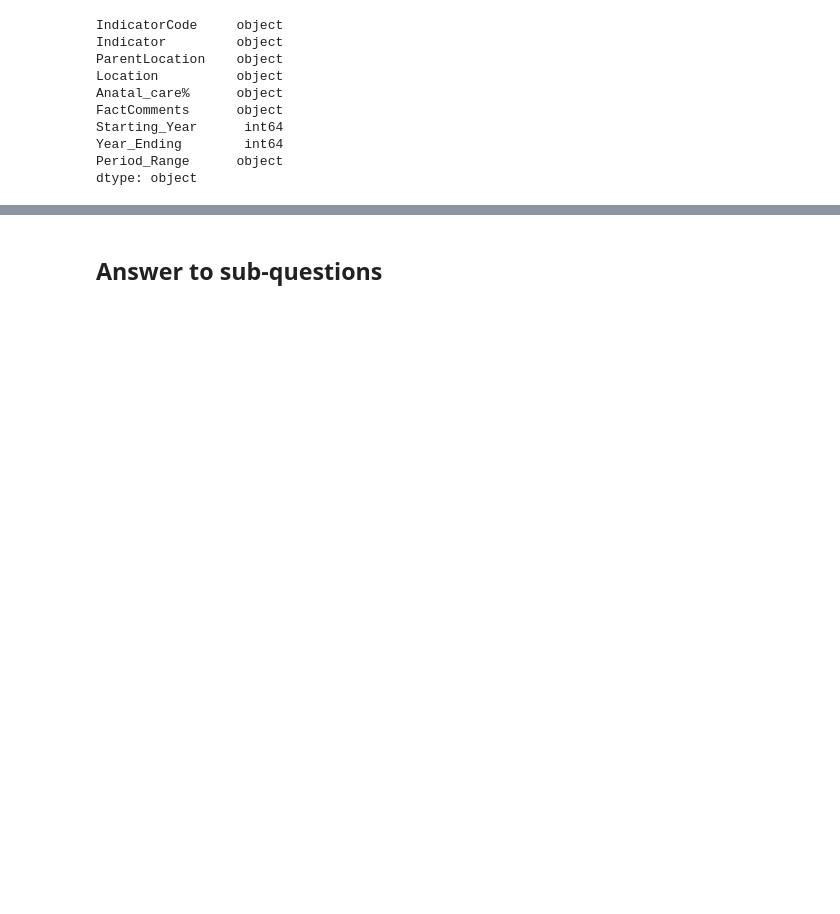
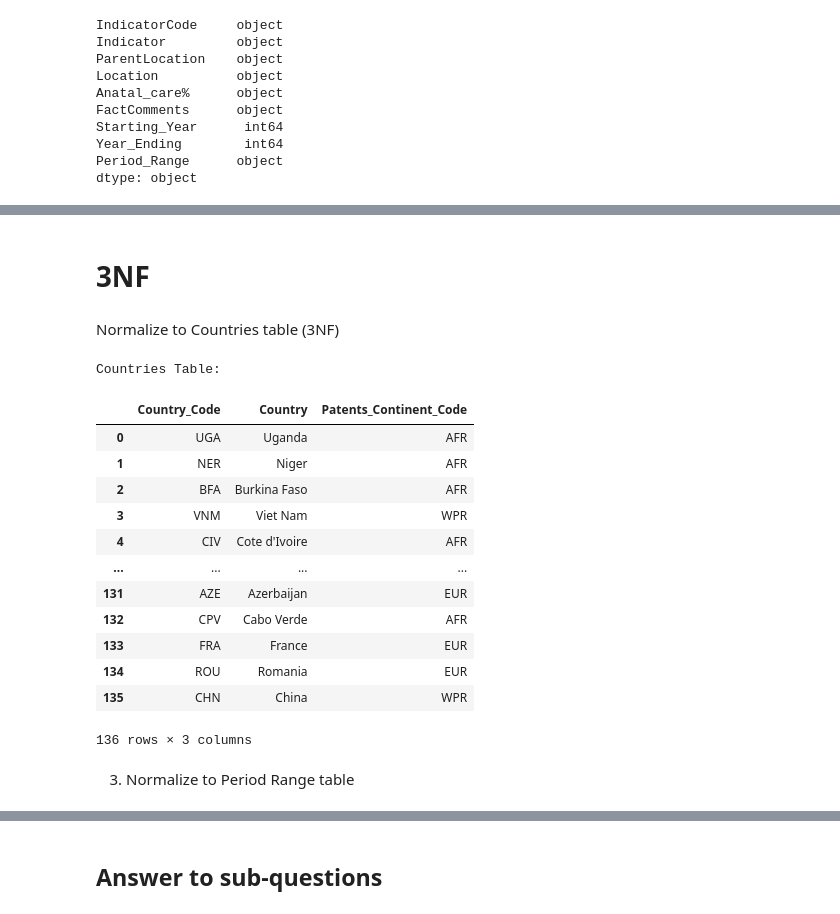
Before and after one commit to laurar9889/Project_3_Team_1, a Jupyter notebook: main_file.ipynb, the cells around one changed output, grey strips where cells are left out. Drawn from its saved outputs; the diff is of its cells as text; code cells hidden in the pictures; blank space fills up the shorter version.

```diff
--- a/main_file.ipynb
+++ b/main_file.ipynb
@@ -1037,0 +1128,26 @@ cleaned_care_coverage_df.to_csv("Output/care_coverage.csv", index=False)
+# %% [markdown]
+# 3NF
+# %% [markdown]
+Normalize to Countries table (3NF)
+# %%
+#RR-Country Table
+countries = Cleaned_Data[['Country_Code', 'Country', 'Patents_Continent_Code']].drop_duplicates().reset_index(drop=True)
+print("\nCountries Table:")
+countries
+# %% [output]
+Countries Table:
+|  | Country_Code | Country | Patents_Continent_Code |
+| 0 | UGA | Uganda | AFR |
+| 1 | NER | Niger | AFR |
+| 2 | BFA | Burkina Faso | AFR |
+| 3 | VNM | Viet Nam | WPR |
+| 4 | CIV | Cote d'Ivoire | AFR |
+| ... | ... | ... | ... |
+| 131 | AZE | Azerbaijan | EUR |
+| 132 | CPV | Cabo Verde | AFR |
+| 133 | FRA | France | EUR |
+| 134 | ROU | Romania | EUR |
+| 135 | CHN | China | WPR |
+136 rows × 3 columns
+# %% [markdown]
+3. Normalize to Period Range table
```
Also changed, not shown: parts of 44 cells of this notebook, 6 other files.
